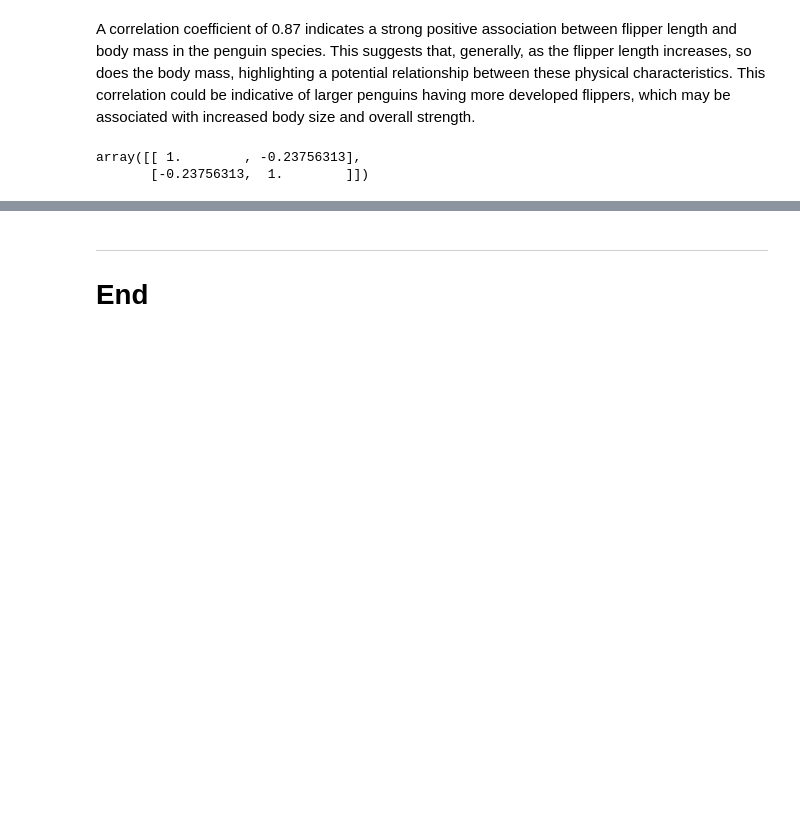
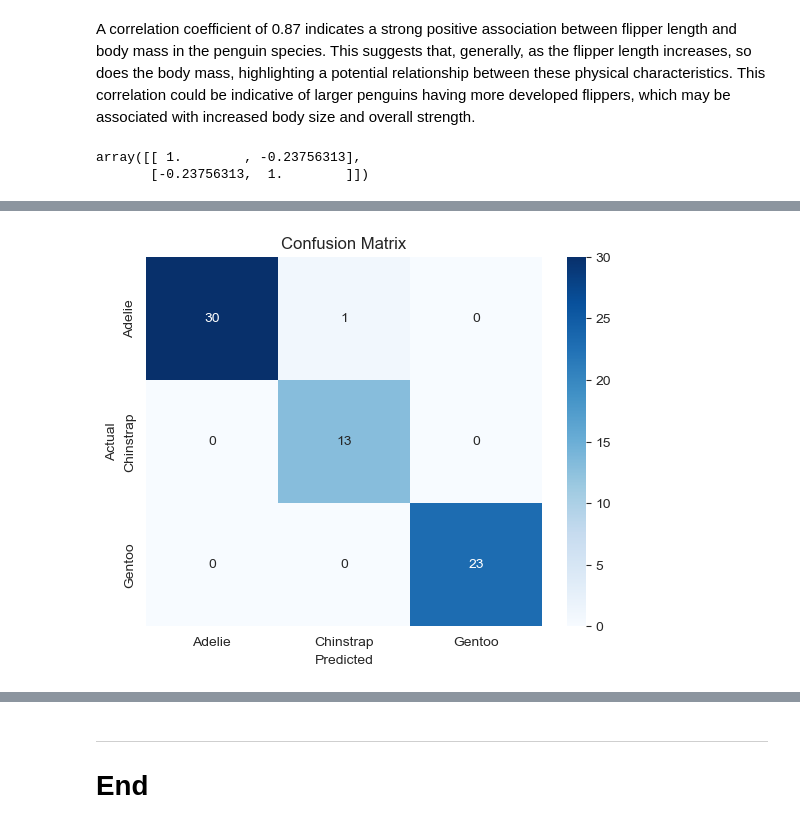
Before and after one commit to FabianeCancian/PDFA-project, a Jupyter notebook: project.ipynb, the cells around one changed output, grey strips where cells are left out. Drawn from its saved outputs; the diff is of its cells as text; code cells hidden in the pictures; blank space fills up the shorter version.

```diff
--- a/project.ipynb
+++ b/project.ipynb
@@ -243,0 +299,23 @@ plt.show()
+# %%
+# Load and preprocess the data
+X = dataset[['bill_length_mm', 'bill_depth_mm', 'flipper_length_mm', 'body_mass_g']]
+y = dataset['species'].map({'Adelie': 0, 'Chinstrap': 1, 'Gentoo': 2})
+
+# Split the data
+X_train, X_test, y_train, y_test = train_test_split(X, y, test_size=0.2, random_state=42)
+
+# Train the model
+model = LogisticRegression(max_iter=1000).fit(X_train, y_train)
+
+# Make predictions
+y_pred = model.predict(X_test)
+
+# Plot Confusion Matrix
+conf_matrix = confusion_matrix(y_test, y_pred)
+sns.heatmap(conf_matrix, annot=True, fmt='d', cmap='Blues', xticklabels=['Adelie', 'Chinstrap', 'Gentoo'], yticklabels=['Adelie', 'Chinstrap', 'Gentoo'])
+plt.title('Confusion Matrix')
+plt.xlabel('Predicted')
+plt.ylabel('Actual')
+plt.show()
+# %% [output]
+[figure, added]
```
Also changed, not shown: parts of 8 cells of this notebook, 1 other file.
